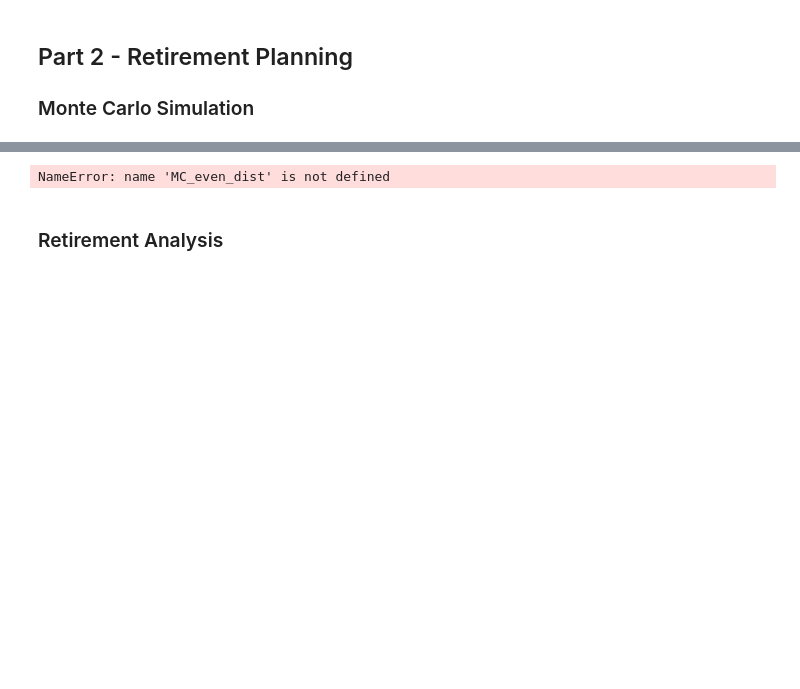
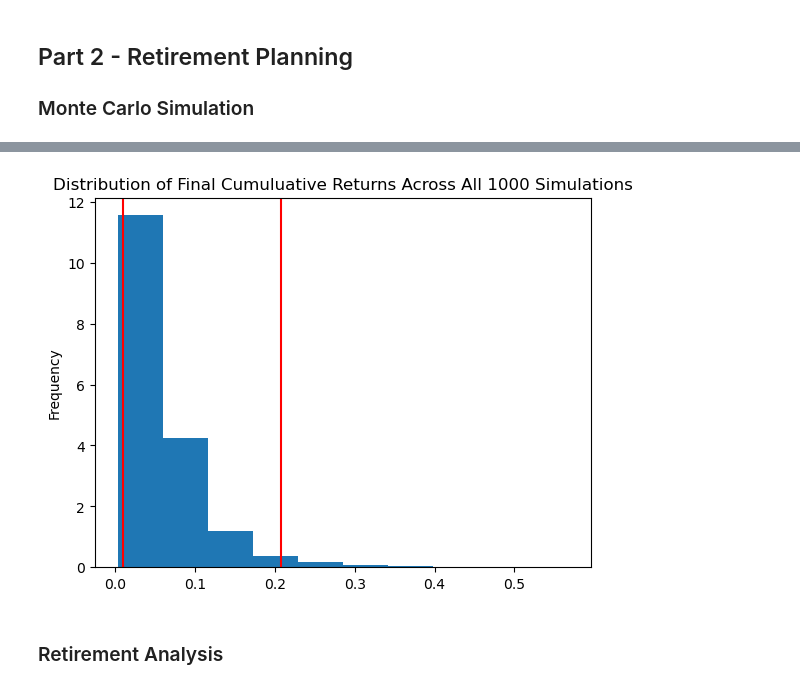
Before and after one commit to LeandroHugo/Mod5-cFP, a Jupyter notebook: Instructions Mod5/Starter_Code/financial-planner.ipynb, the cells around one changed output, grey strips where cells are left out. Drawn from its saved outputs; the diff is of its cells as text; code cells hidden in the pictures; blank space fills up the shorter version.

```diff
--- a/Instructions Mod5/Starter_Code/financial-planner.ipynb
+++ b/Instructions Mod5/Starter_Code/financial-planner.ipynb
@@ -244,8 +293,8 @@ NameError: name 'MC_even_dist' is not defined
 # %%
 # Plot probability distribution and confidence intervals
-dist_plot = MC_even_dist.plot_simulation()
+dist_plot = mc_thirty_year.plot_distribution()
 # %% [output]
-NameError: name 'MC_even_dist' is not defined
+[figure, added]
 # %% [markdown]
 ### Retirement Analysis
 # %%
```
Also changed, not shown: parts of 7 cells of this notebook.
